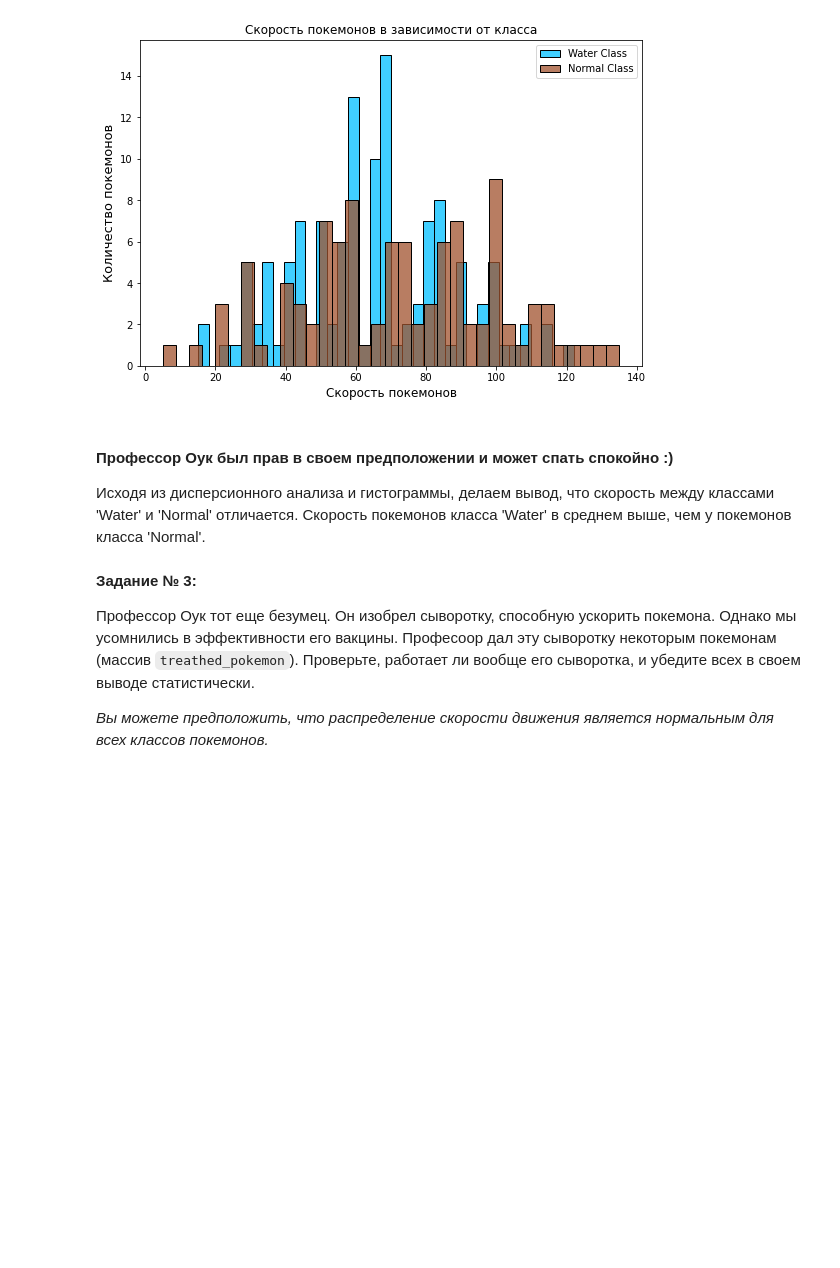
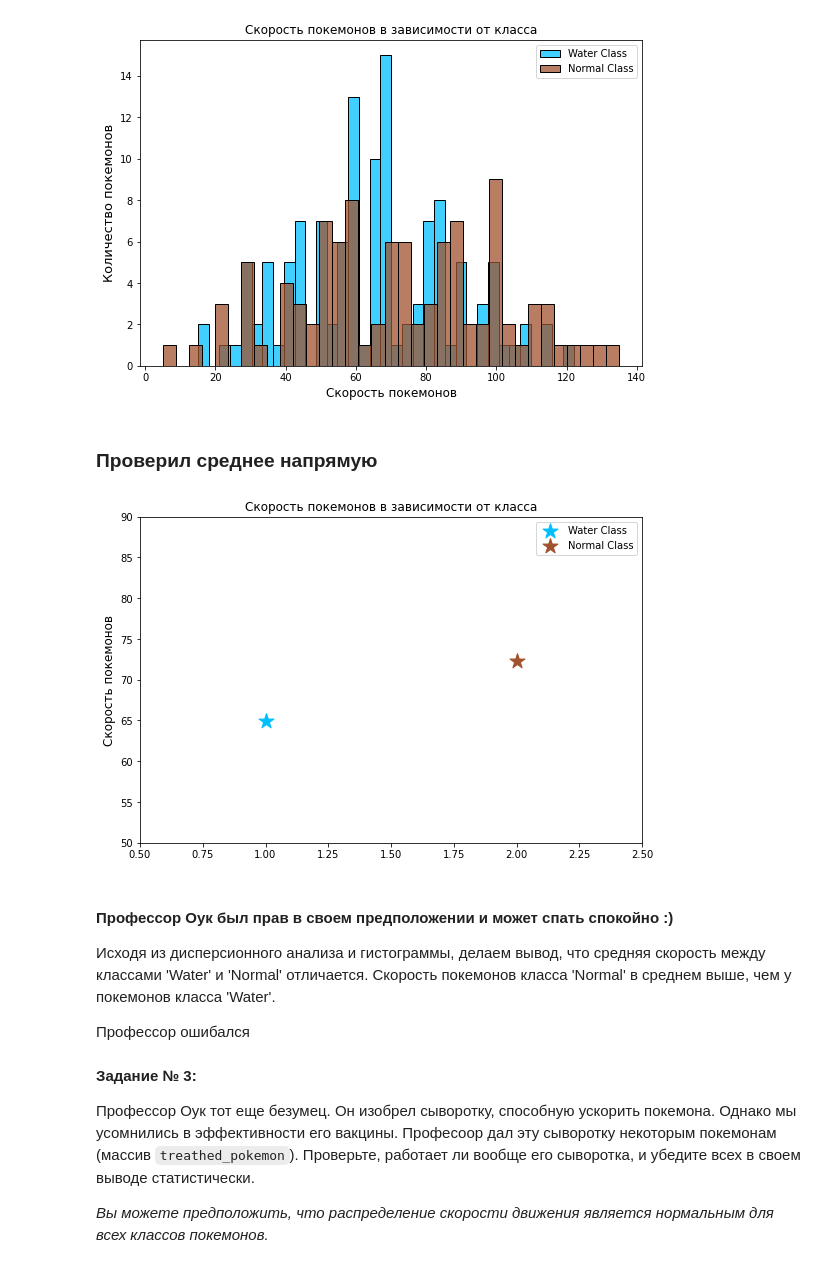
Before and after one commit to Hemultan/stpy-39, a Jupyter notebook: hw7/hw7.ipynb, the cells around one changed output. Drawn from its saved outputs; the diff is of its cells as text; code cells hidden in the pictures; blank space fills up the shorter version.

```diff
--- a/hw7/hw7.ipynb
+++ b/hw7/hw7.ipynb
@@ -362,10 +369,27 @@ plt.legend(['Water Class', 'Normal Class'])
 plt.show()
 # %% [output]
 [figure]
+# %% [markdown]
+### Проверил среднее напрямую
+# %%
+plt.scatter(x=1, y=water['Speed'].mean(), s=250, marker='*', color='deepskyblue')
+plt.xlim(0.5, 2.5)
+plt.ylim(50, 90)
+plt.scatter(x=2, y=normal['Speed'].mean(), s=250, marker='*', color='sienna')
+plt.xlim(0.5, 2.5)
+plt.ylim(50, 90)
+plt.title('Скорость покемонов в зависимости от класса')
+plt.ylabel('Скорость покемонов', fontdict={'size':12})
+plt.legend(['Water Class', 'Normal Class'], loc='upper right')
+plt.show()
+# %% [output]
+[figure, added]
 # %% [markdown]
 #### Профессор Оук был прав в своем предположении и может спать спокойно :)
-Исходя из дисперсионного анализа и гистограммы, делаем вывод, что скорость между классами 'Water' и 'Normal' отличается.
-Скорость покемонов класса 'Water' в среднем выше, чем у покемонов класса 'Normal'.
+Исходя из дисперсионного анализа и гистограммы, делаем вывод, что средняя скорость между классами 'Water' и 'Normal' отличается.
+Скорость покемонов класса 'Normal' в среднем выше, чем у покемонов класса 'Water'.
+
+Профессор ошибался
 # %% [markdown]
 **Задание № 3:**
 
```
Also changed, not shown: parts of 3 cells of this notebook.
